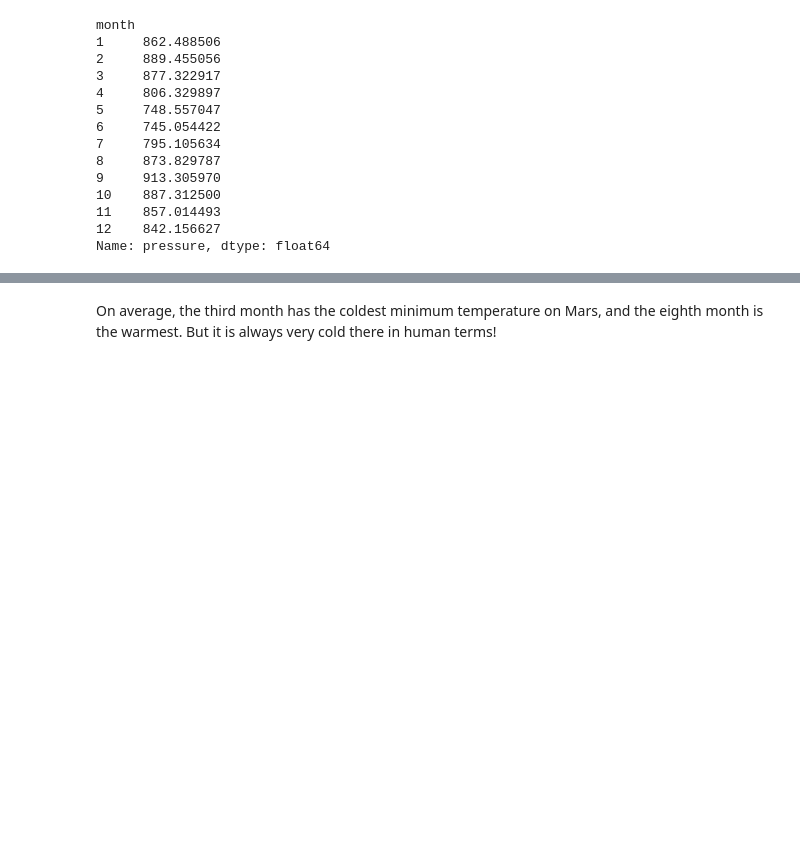
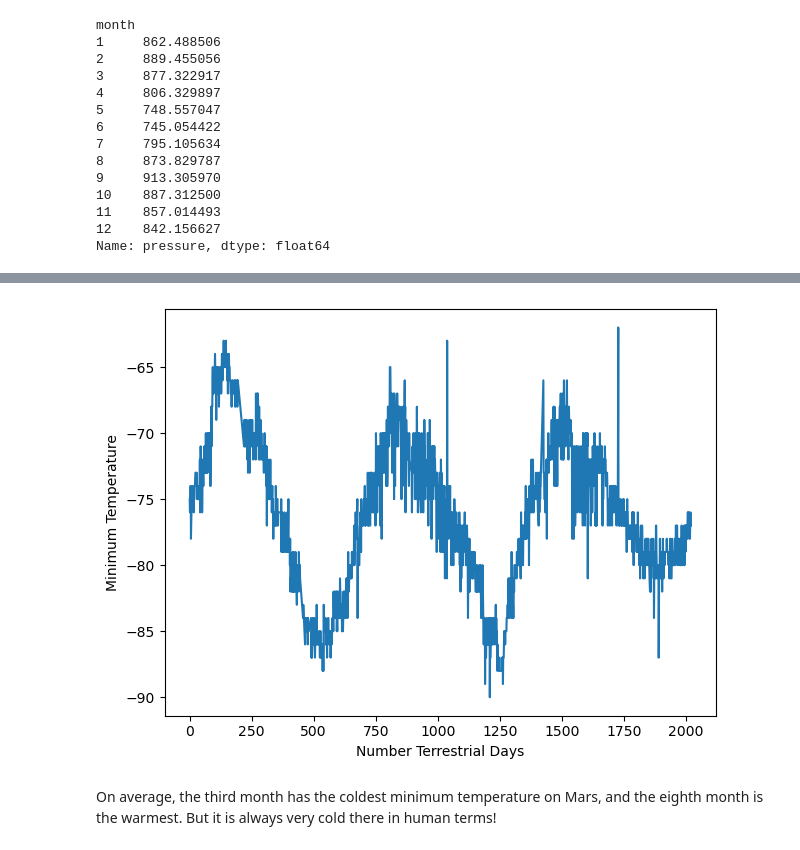
Before and after one commit to chmccormick/data_collection_challenge, a Jupyter notebook: part_2_mars_weather.ipynb, the cells around one changed output, grey strips where cells are left out. Cells and saved outputs as stored; diff of their text form; code cells hidden in the pictures; blank space fills up the shorter version.

```diff
--- a/part_2_mars_weather.ipynb
+++ b/part_2_mars_weather.ipynb
@@ -262,3 +329,19 @@ Name: pressure, dtype: float64
+# %%
+# 5. How many terrestrial (earth) days are there in a Martian year?
+reference_date = df['terrestrial_date'].min()
+
+# Calculate the number of days from the reference date
+df['days_since_reference'] = (df['terrestrial_date'] - reference_date).dt.days
+
+# Plot the data
+plt.plot(df['days_since_reference'], df['min_temp'])
+plt.xlabel('Number Terrestrial Days')
+plt.ylabel('Minimum Temperature')
+plt.tight_layout()
+
+plt.show()
+# %% [output]
+[figure, added]
 # %% [markdown]
 On average, the third month has the coldest minimum temperature on Mars, and the eighth month is the warmest. But it is always very cold there in human terms!
 # %% [markdown]
```
Also changed, not shown: parts of 14 cells of this notebook, 1 other file.
